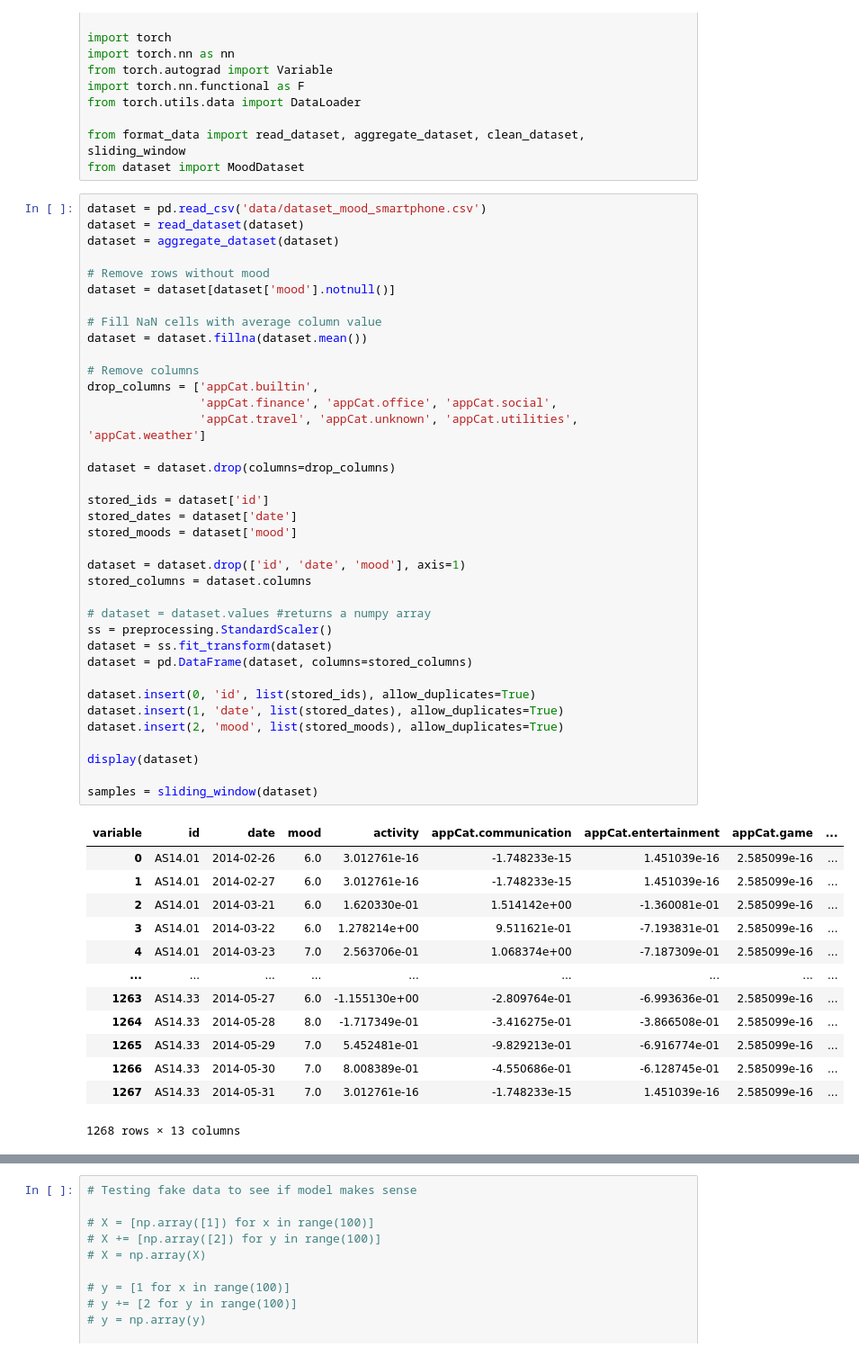
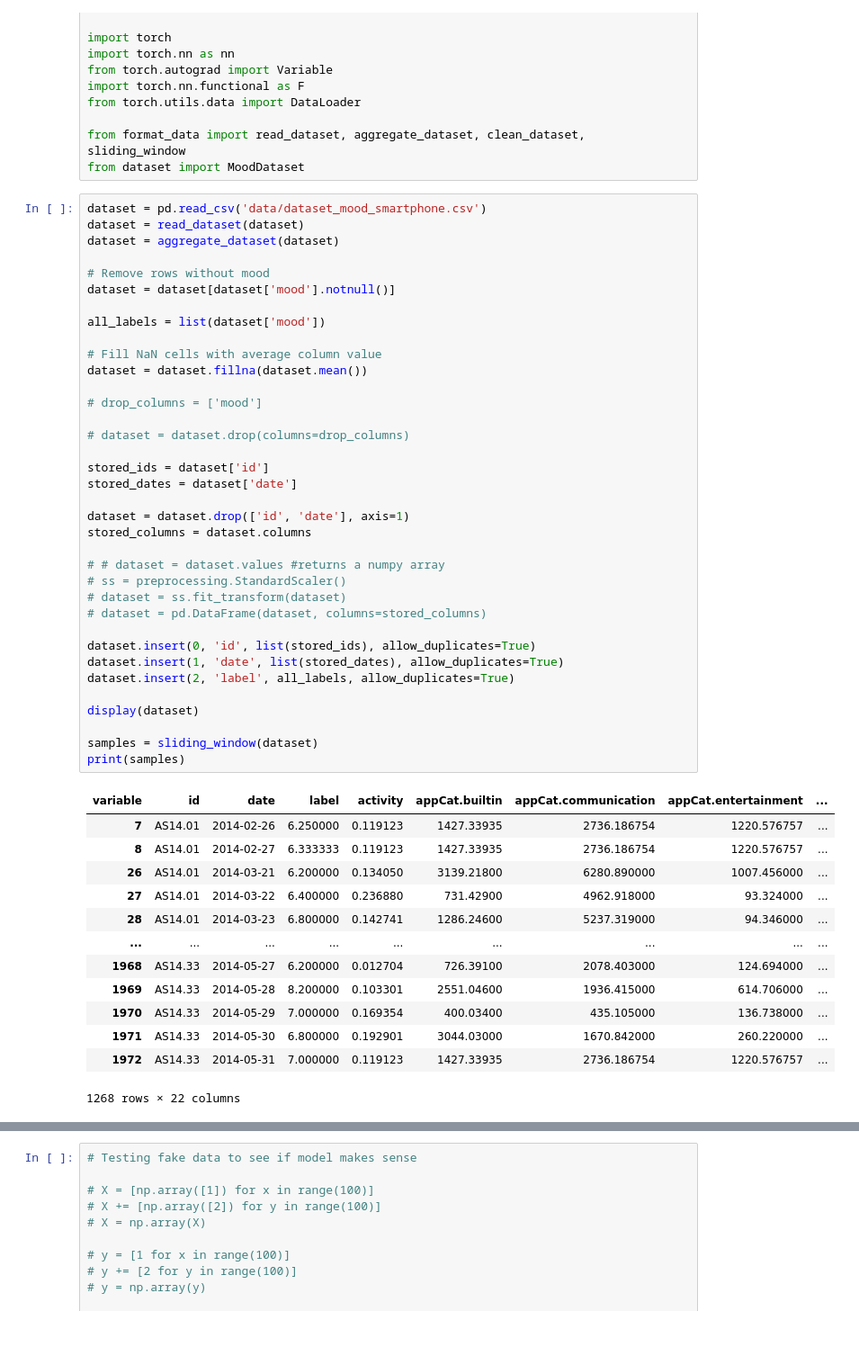
Before and after one commit to davidvos/DMT-Assignment1, a Jupyter notebook: LSTM Network.ipynb, the cells around one changed output, grey strips where cells are left out. Shown at 90% size. Drawn from its saved outputs; the diff is of its cells as text.

```diff
--- a/LSTM Network.ipynb
+++ b/LSTM Network.ipynb
@@ -18,51 +18,50 @@ from dataset import MoodDataset
 # %%
 dataset = pd.read_csv('data/dataset_mood_smartphone.csv')
 dataset = read_dataset(dataset)
 dataset = aggregate_dataset(dataset)
 
 # Remove rows without mood
 dataset = dataset[dataset['mood'].notnull()]
 
+all_labels = list(dataset['mood'])
+
 # Fill NaN cells with average column value
 dataset = dataset.fillna(dataset.mean())
 
-# Remove columns
-drop_columns = ['appCat.builtin',
-                'appCat.finance', 'appCat.office', 'appCat.social',
-                'appCat.travel', 'appCat.unknown', 'appCat.utilities', 'appCat.weather']
+# drop_columns = ['mood']
 
-dataset = dataset.drop(columns=drop_columns)
+# dataset = dataset.drop(columns=drop_columns)
 
 stored_ids = dataset['id']
 stored_dates = dataset['date']
-stored_moods = dataset['mood']
 
-dataset = dataset.drop(['id', 'date', 'mood'], axis=1)
+dataset = dataset.drop(['id', 'date'], axis=1)
 stored_columns = dataset.columns
 
-# dataset = dataset.values #returns a numpy array
-ss = preprocessing.StandardScaler()
-dataset = ss.fit_transform(dataset)
-dataset = pd.DataFrame(dataset, columns=stored_columns)
+# # dataset = dataset.values #returns a numpy array
+# ss = preprocessing.StandardScaler()
+# dataset = ss.fit_transform(dataset)
+# dataset = pd.DataFrame(dataset, columns=stored_columns)
 
 dataset.insert(0, 'id', list(stored_ids), allow_duplicates=True)
 dataset.insert(1, 'date', list(stored_dates), allow_duplicates=True)
-dataset.insert(2, 'mood', list(stored_moods), allow_duplicates=True)
+dataset.insert(2, 'label', all_labels, allow_duplicates=True)
 
 display(dataset)
 
 samples = sliding_window(dataset)
+print(samples)
 # %% [output]
-| variable | id | date | mood | activity | appCat.communication | appCat.entertainment | appCat.game | ... |
-| 0 | AS14.01 | 2014-02-26 | 6.0 | 3.012761e-16 | -1.748233e-15 | 1.451039e-16 | 2.585099e-16 | ... |
-| 1 | AS14.01 | 2014-02-27 | 6.0 | 3.012761e-16 | -1.748233e-15 | 1.451039e-16 | 2.585099e-16 | ... |
-| 2 | AS14.01 | 2014-03-21 | 6.0 | 1.620330e-01 | 1.514142e+00 | -1.360081e-01 | 2.585099e-16 | ... |
-| 3 | AS14.01 | 2014-03-22 | 6.0 | 1.278214e+00 | 9.511621e-01 | -7.193831e-01 | 2.585099e-16 | ... |
-| 4 | AS14.01 | 2014-03-23 | 7.0 | 2.563706e-01 | 1.068374e+00 | -7.187309e-01 | 2.585099e-16 | ... |
+| variable | id | date | label | activity | appCat.builtin | appCat.communication | appCat.entertainment | ... |
+| 7 | AS14.01 | 2014-02-26 | 6.250000 | 0.119123 | 1427.33935 | 2736.186754 | 1220.576757 | ... |
+| 8 | AS14.01 | 2014-02-27 | 6.333333 | 0.119123 | 1427.33935 | 2736.186754 | 1220.576757 | ... |
+| 26 | AS14.01 | 2014-03-21 | 6.200000 | 0.134050 | 3139.21800 | 6280.890000 | 1007.456000 | ... |
+| 27 | AS14.01 | 2014-03-22 | 6.400000 | 0.236880 | 731.42900 | 4962.918000 | 93.324000 | ... |
+| 28 | AS14.01 | 2014-03-23 | 6.800000 | 0.142741 | 1286.24600 | 5237.319000 | 94.346000 | ... |
 | ... | ... | ... | ... | ... | ... | ... | ... | ... |
-| 1263 | AS14.33 | 2014-05-27 | 6.0 | -1.155130e+00 | -2.809764e-01 | -6.993636e-01 | 2.585099e-16 | ... |
-| 1264 | AS14.33 | 2014-05-28 | 8.0 | -1.717349e-01 | -3.416275e-01 | -3.866508e-01 | 2.585099e-16 | ... |
-| 1265 | AS14.33 | 2014-05-29 | 7.0 | 5.452481e-01 | -9.829213e-01 | -6.916774e-01 | 2.585099e-16 | ... |
-| 1266 | AS14.33 | 2014-05-30 | 7.0 | 8.008389e-01 | -4.550686e-01 | -6.128745e-01 | 2.585099e-16 | ... |
-| 1267 | AS14.33 | 2014-05-31 | 7.0 | 3.012761e-16 | -1.748233e-15 | 1.451039e-16 | 2.585099e-16 | ... |
+| 1968 | AS14.33 | 2014-05-27 | 6.200000 | 0.012704 | 726.39100 | 2078.403000 | 124.694000 | ... |
+| 1969 | AS14.33 | 2014-05-28 | 8.200000 | 0.103301 | 2551.04600 | 1936.415000 | 614.706000 | ... |
+| 1970 | AS14.33 | 2014-05-29 | 7.000000 | 0.169354 | 400.03400 | 435.105000 | 136.738000 | ... |
+| 1971 | AS14.33 | 2014-05-30 | 6.800000 | 0.192901 | 3044.03000 | 1670.842000 | 260.220000 | ... |
+| 1972 | AS14.33 | 2014-05-31 | 7.000000 | 0.119123 | 1427.33935 | 2736.186754 | 1220.576757 | ... |
-1268 rows × 13 columns
+1268 rows × 22 columns
```
Also changed, not shown: parts of 7 cells of this notebook, 6 other files.
